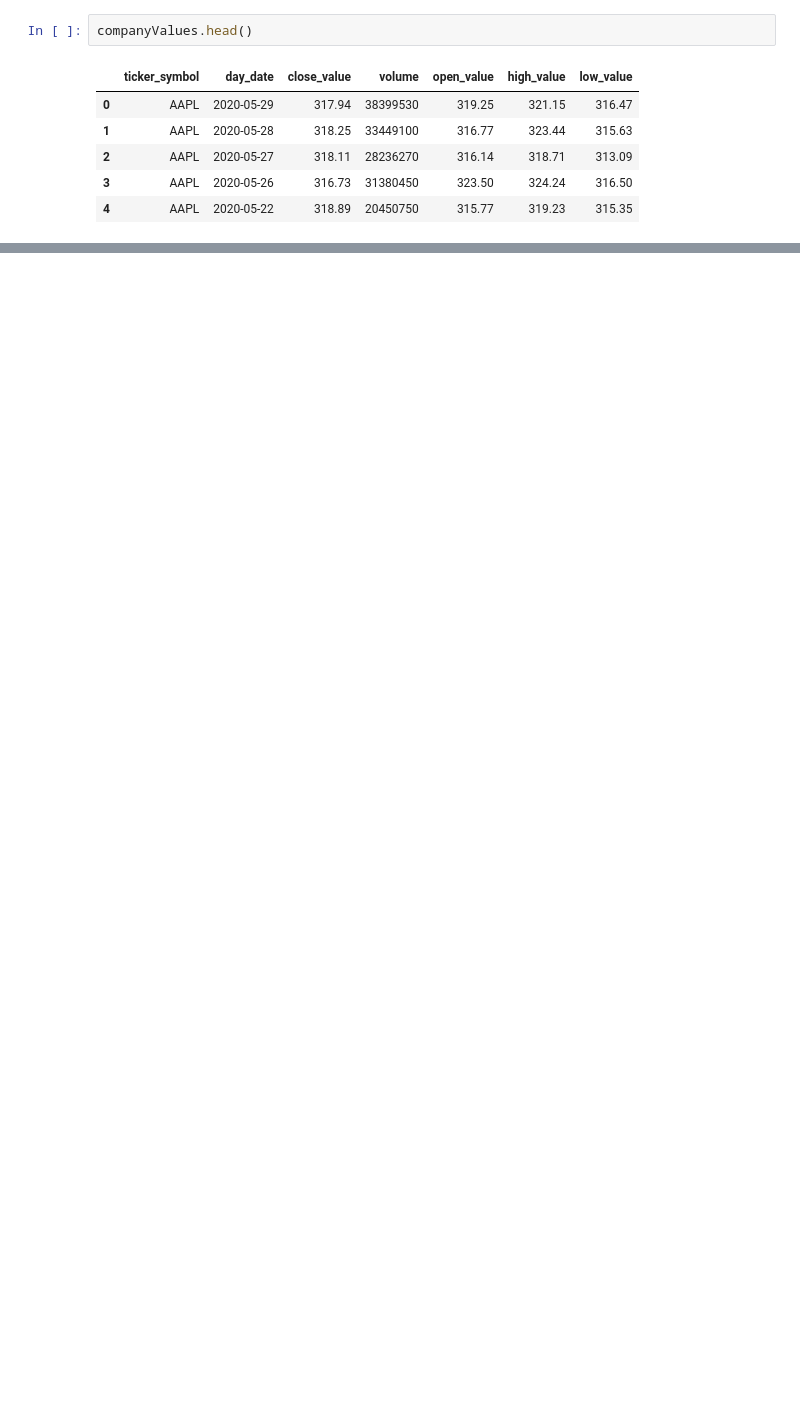
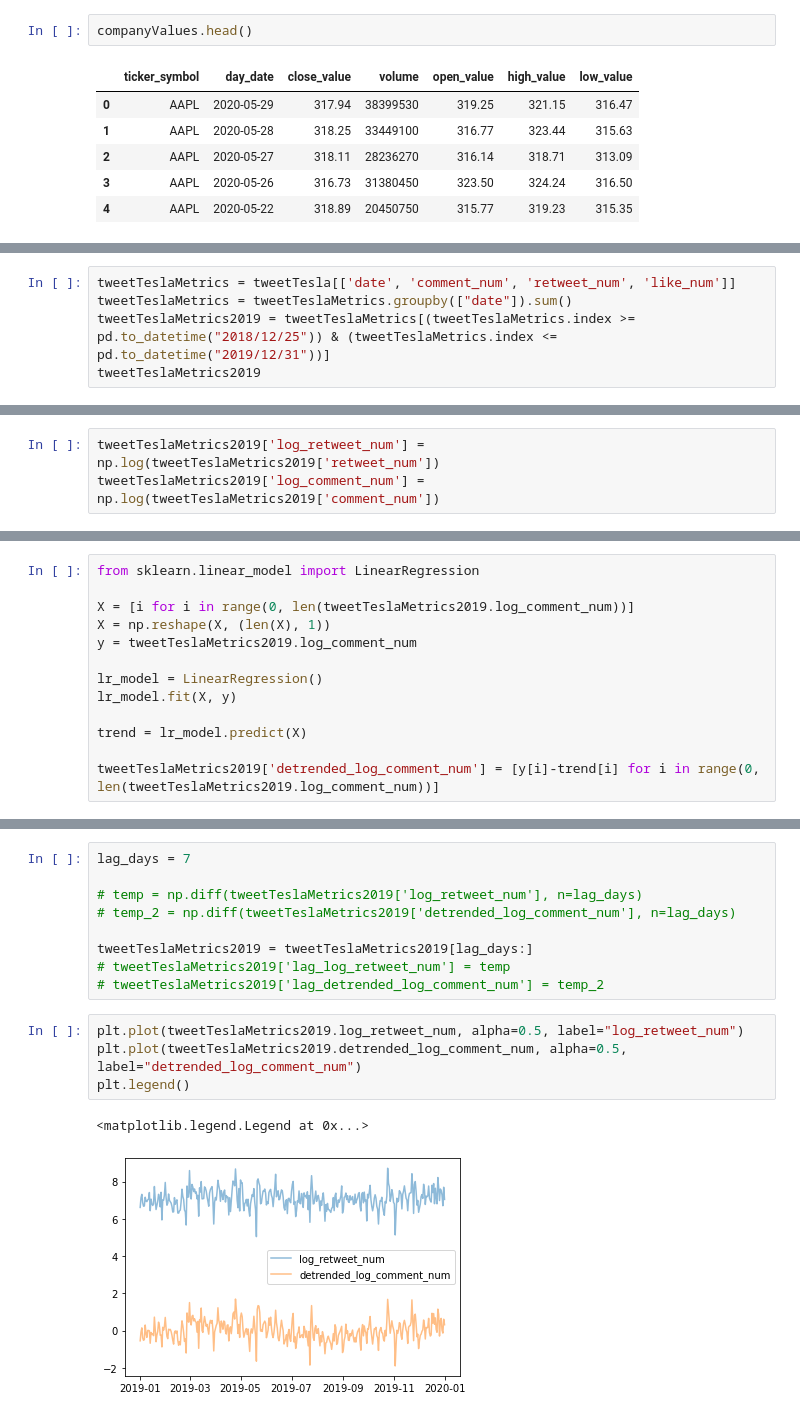
Before and after one commit to dssaenzml/ml703_timeSeriesCausalDiscovery, a Jupyter notebook: Exploration/ML703_Project.ipynb, the cells around one changed output, grey strips where cells are left out. Drawn from its saved outputs; the diff is of its cells as text; blank space fills up the shorter version.

```diff
--- a/Exploration/ML703_Project.ipynb
+++ b/Exploration/ML703_Project.ipynb
@@ -204,0 +74,5 @@ Successfully installed GPUtil-1.4.0 cdt-0.5.23 networkx-2.6.3 skrebate-0.62
+# %%
+tweetTeslaMetrics = tweetTesla[['date', 'comment_num', 'retweet_num', 'like_num']]
+tweetTeslaMetrics = tweetTeslaMetrics.groupby(["date"]).sum()
+tweetTeslaMetrics2019 = tweetTeslaMetrics[(tweetTeslaMetrics.index >= pd.to_datetime("2018/12/25")) & (tweetTeslaMetrics.index <= pd.to_datetime("2019/12/31"))]
+tweetTeslaMetrics2019
@@ -204,0 +94,3 @@ Successfully installed GPUtil-1.4.0 cdt-0.5.23 networkx-2.6.3 skrebate-0.62
+# %%
+tweetTeslaMetrics2019['log_retweet_num'] = np.log(tweetTeslaMetrics2019['retweet_num'])
+tweetTeslaMetrics2019['log_comment_num'] = np.log(tweetTeslaMetrics2019['comment_num'])
@@ -204,0 +107,13 @@ Successfully installed GPUtil-1.4.0 cdt-0.5.23 networkx-2.6.3 skrebate-0.62
+# %%
+from sklearn.linear_model import LinearRegression
+
+X = [i for i in range(0, len(tweetTeslaMetrics2019.log_comment_num))]
+X = np.reshape(X, (len(X), 1))
+y = tweetTeslaMetrics2019.log_comment_num
+
+lr_model = LinearRegression()
+lr_model.fit(X, y)
+
+trend = lr_model.predict(X)
+
+tweetTeslaMetrics2019['detrended_log_comment_num'] = [y[i]-trend[i] for i in range(0, len(tweetTeslaMetrics2019.log_comment_num))]
@@ -204,0 +126,16 @@ Successfully installed GPUtil-1.4.0 cdt-0.5.23 networkx-2.6.3 skrebate-0.62
+# %%
+lag_days = 7
+
+# temp = np.diff(tweetTeslaMetrics2019['log_retweet_num'], n=lag_days)
+# temp_2 = np.diff(tweetTeslaMetrics2019['detrended_log_comment_num'], n=lag_days)
+
+tweetTeslaMetrics2019 = tweetTeslaMetrics2019[lag_days:]
+# tweetTeslaMetrics2019['lag_log_retweet_num'] = temp
+# tweetTeslaMetrics2019['lag_detrended_log_comment_num'] = temp_2
+# %%
+plt.plot(tweetTeslaMetrics2019.log_retweet_num, alpha=0.5, label="log_retweet_num")
+plt.plot(tweetTeslaMetrics2019.detrended_log_comment_num, alpha=0.5, label="detrended_log_comment_num")
+plt.legend()
+# %% [output]
+<matplotlib.legend.Legend at 0x...>
+[figure, added]
```
Also changed, not shown: parts of 44 cells of this notebook, 2 other files.
